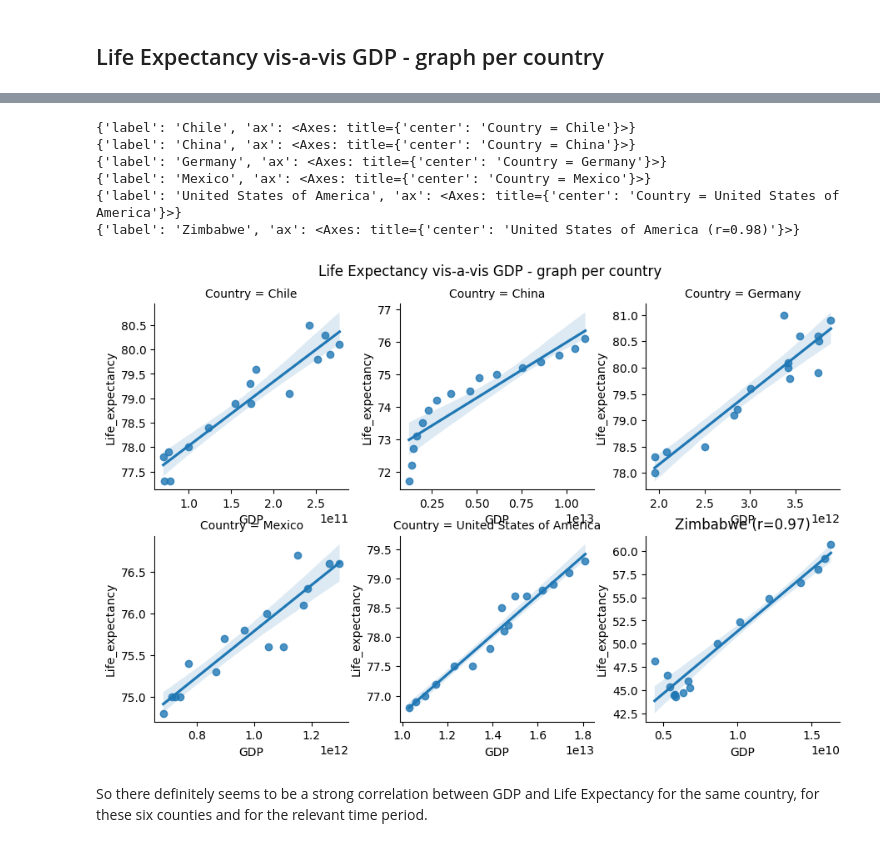
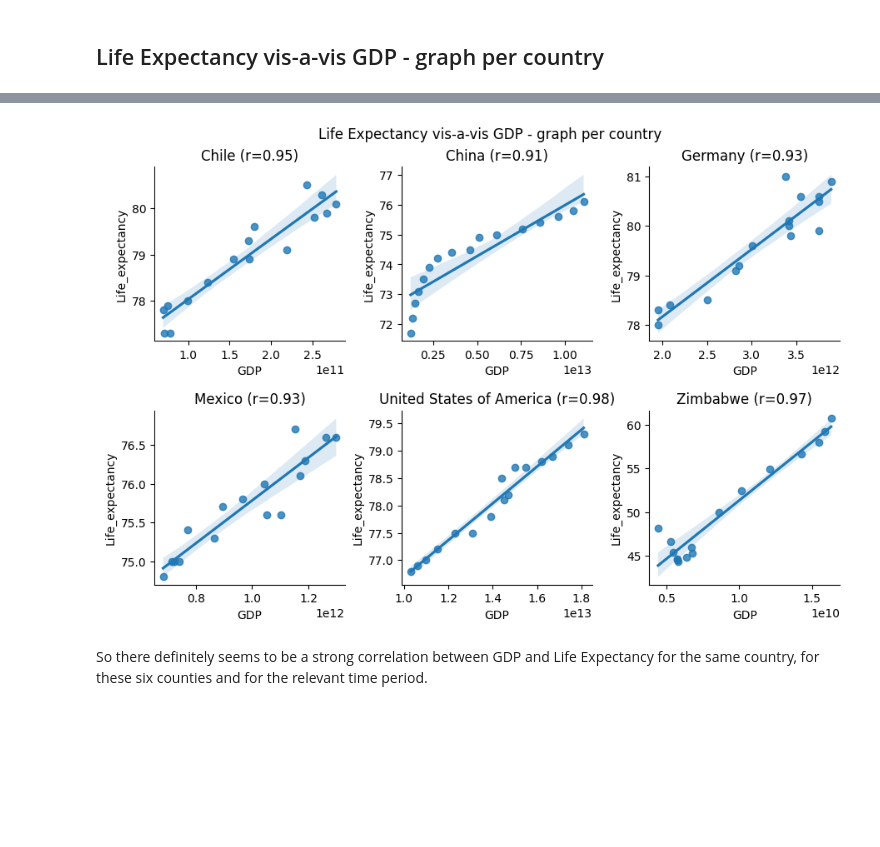
Before and after one commit to ramtob/codecademy-python, a Jupyter notebook: Life-Expectancy-and-GDP-Starter/life_expectancy_gdp.ipynb, the cells around one changed output, grey strips where cells are left out. Cells and saved outputs as stored; diff of their text form; code cells hidden in the pictures; blank space fills up the shorter version.

```diff
--- a/Life-Expectancy-and-GDP-Starter/life_expectancy_gdp.ipynb
+++ b/Life-Expectancy-and-GDP-Starter/life_expectancy_gdp.ipynb
@@ -165,27 +163,21 @@ plt.show()
 # %%
 g = sns.FacetGrid(df_all, col="Country", col_wrap=3, col_order=countries, height=3, sharex=False, sharey=False)
-def plot_with_correlation(data, **kwargs):
-    print(kwargs)
-    sns.regplot(data=data, x='GDP', y='Life_expectancy', **kwargs)
+def plot_with_correlation(data, label, ax, **kwargs):
+    sns.regplot(data=data, x='GDP', y='Life_expectancy', ax=ax, **kwargs)
     # Calculate Pearson correlation
     corr = data['GDP'].corr(data['Life_expectancy'])
     # Set the title with the correlation
-    plt.title(f"{label} (r={corr:.2f})")
+    ax.set_title(f"{label} (r={corr:.2f})")
+
 # Map the function to the grid
 for ax, label in zip(g.axes.flat, g.col_names):
     subset = df_all[df_all['Country'] == label]
     plot_with_correlation(subset, label=label, ax=ax)
-plt.subplots_adjust(top=0.9)
+plt.subplots_adjust(top=0.9, wspace=0.3, hspace=0.4)
 plt.suptitle('Life Expectancy vis-a-vis GDP - graph per country')
 plt.show()
 # %% [output]
-{'label': 'Chile', 'ax': <Axes: title={'center': 'Country = Chile'}>}
-{'label': 'China', 'ax': <Axes: title={'center': 'Country = China'}>}
-{'label': 'Germany', 'ax': <Axes: title={'center': 'Country = Germany'}>}
-{'label': 'Mexico', 'ax': <Axes: title={'center': 'Country = Mexico'}>}
-{'label': 'United States of America', 'ax': <Axes: title={'center': 'Country = United States of America'}>}
-{'label': 'Zimbabwe', 'ax': <Axes: title={'center': 'United States of America (r=0.98)'}>}
-[figure, old version]
+[figure, new version]
 # %% [markdown]
 So there definitely seems to be a strong correlation between GDP and Life Expectancy for the same country, for these six counties and for the relevant time period.
 # %% [markdown]
```
Also changed, not shown: parts of 1 cell of this notebook.
